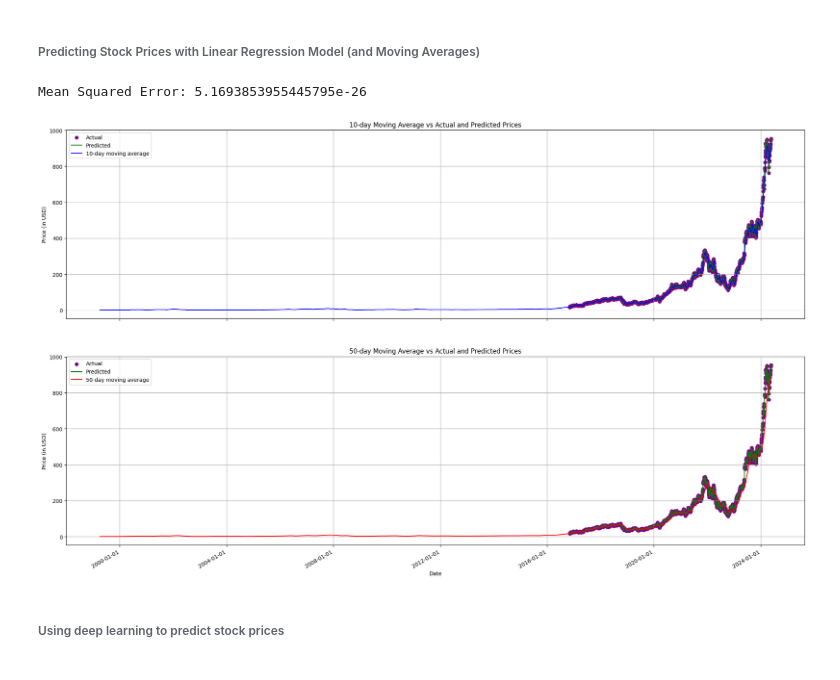
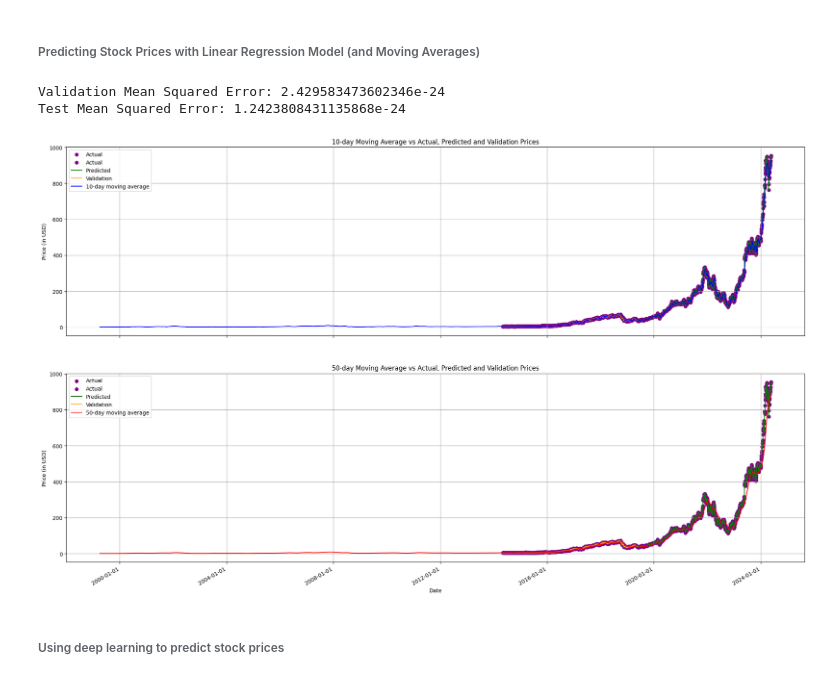
Before and after one commit to KokTeng00/nvidia-stock-prediction, a Jupyter notebook: nvidia_stock_price.ipynb, the cells around one changed output. Saved outputs shown, nothing was run; the diff lists cells and outputs as text; code cells hidden in the pictures.

```diff
--- a/nvidia_stock_price.ipynb
+++ b/nvidia_stock_price.ipynb
@@ -93,55 +112,80 @@ plt.show()
 # %% [markdown]
 ###### Predicting Stock Prices with Linear Regression Model (and Moving Averages)
 # %%
+# add a new column "Price_Up" to the dataframe
 nvidia_df["Price_Up"] = np.where(nvidia_df["Close"].shift(-1) > nvidia_df["Close"], 1, 0)
+# shift the "Price_Up" column by 1 row
 nvidia_df["Price_Up"] = nvidia_df["Price_Up"].shift(-1)
 nvidia_df = nvidia_df.dropna()
 X = nvidia_df[["Date", "Close", "Volume", "MA10", "MA50"]]
 y = nvidia_df["Close"]
 
-split = int(0.7 * len(nvidia_df))
-X_train = X[:split]
-X_test = X[split:]
-y_train = y[:split]
-y_test = y[split:]
+# split dataset into 60% training, 20% validation, and 20% testing
+train_split = int(0.6 * len(nvidia_df))
+val_split = int(0.8 * len(nvidia_df))
 
+X_train = X[:train_split]
+X_val = X[train_split:val_split]
+X_test = X[val_split:]
+y_train = y[:train_split]
+y_val = y[train_split:val_split]
+y_test = y[val_split:]
+
+# train a linear regression model
 lr = LinearRegression()
 lr.fit(X_train.drop("Date", axis = 1), y_train)
-y_pred = lr.predict(X_test.drop("Date", axis = 1))
-y_pred = pd.Series(y_pred, index = y_test.index)
 
-mse = mean_squared_error(y_test, y_pred)
-print("Mean Squared Error: {}".format(mse))
+# make predictions on the validation set
+y_val_pred = lr.predict(X_val.drop("Date", axis = 1))
+y_val_pred = pd.Series(y_val_pred, index = y_val.index)
+# calculate the mean squared error on the validation set
+mse_val = mean_squared_error(y_val, y_val_pred)
+print("Validation Mean Squared Error: {}".format(mse_val))
+
+# make predictions on the test set
+y_test_pred = lr.predict(X_test.drop("Date", axis = 1))
+y_test_pred = pd.Series(y_test_pred, index = y_test.index)
+# calculate the mean squared error on the test set
+mse_test = mean_squared_error(y_test, y_test_pred)
+print("Test Mean Squared Error: {}".format(mse_test))
 # %% [output]
-Mean Squared Error: 5.1693853955445795e-26
+Validation Mean Squared Error: 2.429583473602346e-24
+Test Mean Squared Error: 1.2423808431135868e-24
 # %%
+# plot the actual, predicted, and validation prices along with the moving averages
 fig, (ax1, ax2) = plt.subplots(2, 1, figsize = (25, 16), sharex = True)
 
+# plot for the 10-day moving average
 ax1.scatter(X_test["Date"], y_test.values, label = "Actual", color = "purple")
-ax1.plot(X_test["Date"], y_pred.values, label = "Predicted", color = "green")
+ax1.scatter(X_val["Date"], y_val.values, label = "Actual", color = "purple")
+ax1.plot(X_test["Date"], y_test_pred.values, label = "Predicted", color = "green")
+ax1.plot(X_val["Date"], y_val_pred.values, label = "Validation", color = "orange")
 ax1.plot(nvidia_df["Date"], nvidia_df["MA10"], label="10-day moving average", color = "blue")
-ax1.set_title("10-day Moving Average vs Actual and Predicted Prices")
+ax1.set_title("10-day Moving Average vs Actual, Predicted and Validation Prices")
 ax1.set_ylabel("Price (in USD)")
 ax1.legend(loc = "best")
 ax1.grid(True)
 
+# plot for the 50-day moving average
 ax2.scatter(X_test["Date"], y_test.values, label = "Actual", color = "purple")
-ax2.plot(X_test["Date"], y_pred.values, label = "Predicted", color = "green")
+ax2.scatter(X_val["Date"], y_val.values, label = "Actual", color = "purple")
+ax2.plot(X_test["Date"], y_test_pred.values, label = "Predicted", color = "green")
+ax2.plot(X_val["Date"], y_val_pred.values, label = "Validation", color = "orange")
 ax2.plot(nvidia_df["Date"], nvidia_df["MA50"], label = "50-day moving average", color = "red")
-ax2.set_title("50-day Moving Average vs Actual and Predicted Prices")
+ax2.set_title("50-day Moving Average vs Actual, Predicted and Validation Prices")
 ax2.set_xlabel("Date")
 ax2.set_ylabel("Price (in USD)")
 ax2.legend(loc="best")
 ax2.grid(True)
 
 fig.autofmt_xdate()
 ax1.xaxis.set_major_locator(mdates.YearLocator(base=4))
 ax2.xaxis.set_major_locator(mdates.YearLocator(base=4))
 ax1.xaxis.set_major_formatter(mdates.DateFormatter('%Y-%m-%d'))
 ax2.xaxis.set_major_formatter(mdates.DateFormatter('%Y-%m-%d'))
 plt.show()
 # %% [output]
-[figure, old version]
+[figure, new version]
 # %% [markdown]
 ###### Using deep learning to predict stock prices
 # %%
```
Also changed, not shown: parts of 10 cells of this notebook.
